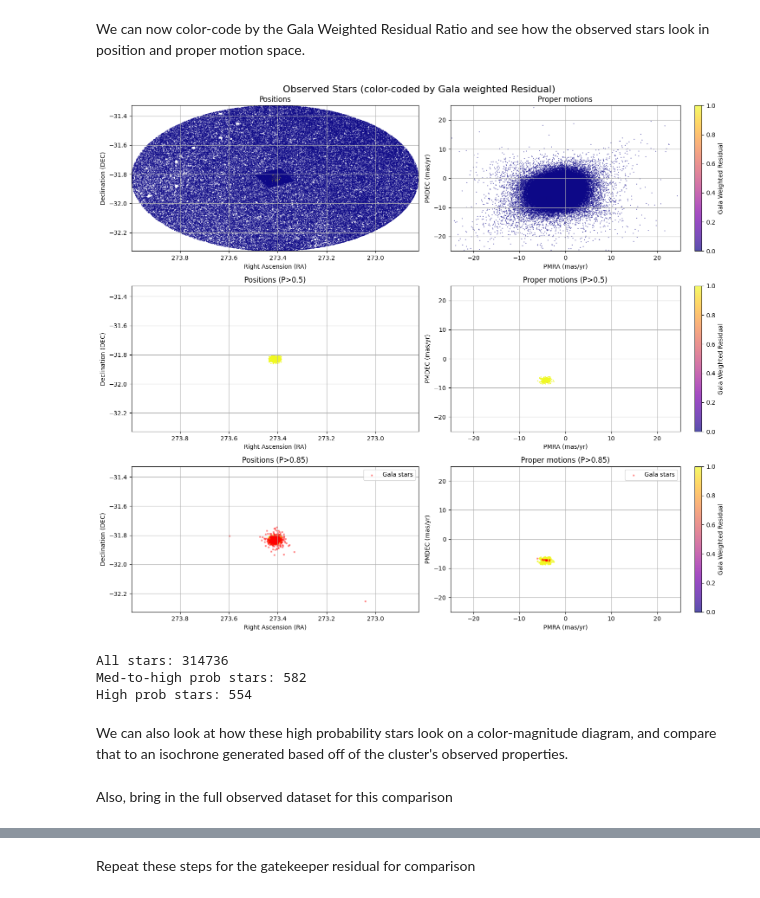
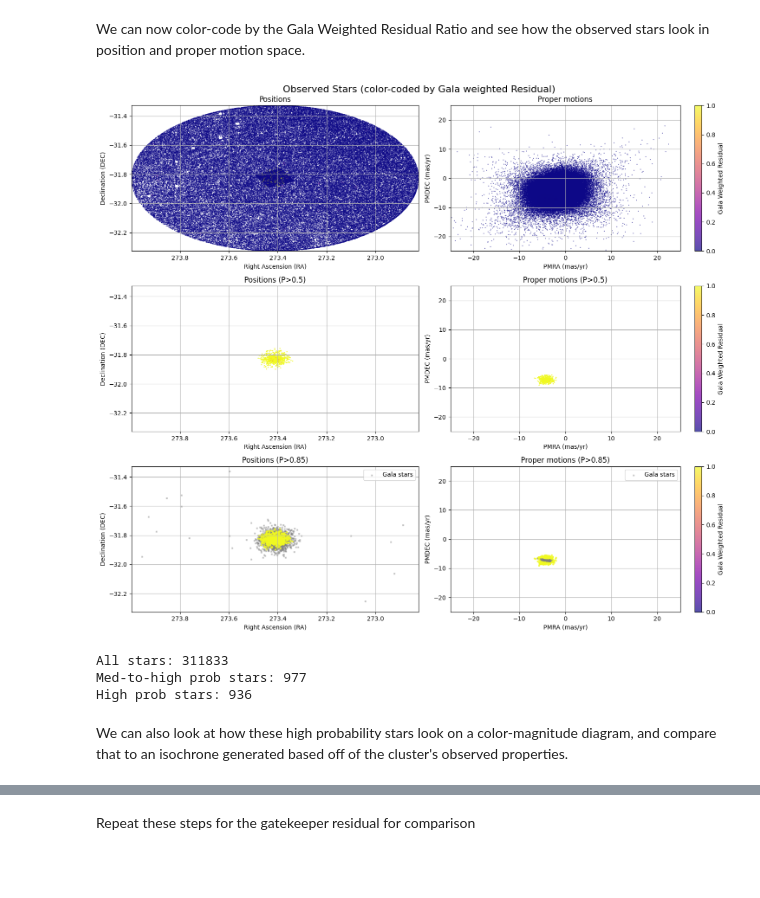
Before and after one commit to mcadamsean/cluster-membership, a Jupyter notebook: notebooks/membership_probability_notebook.ipynb, the cells around one changed output, grey strips where cells are left out. Saved outputs shown, nothing was run; the diff lists cells and outputs as text; code cells hidden in the pictures; blank space fills up the shorter version.

Commit message:
Removed redundancy in prob. calculation

```diff
--- a/notebooks/membership_probability_notebook.ipynb
+++ b/notebooks/membership_probability_notebook.ipynb
@@ -36,6 +37,14 @@ from scipy.ndimage import gaussian_filter
 # %%
 observed_df_cut = pd.read_csv('C:/Users/smick/Desktop/Research/notebooks/piecewise/observed_stars_mag_limited.csv')
 simulated_df = pd.read_csv('C:/Users/smick/Desktop/Research/notebooks/piecewise/simulated_stars.csv')
-gala_df_cut = pd.read_csv('C:/Users/smick/Desktop/Research/notebooks/piecewise/gala_stars_mag_limited.csv')
+gala_df = pd.read_csv('C:/Users/smick/Desktop/Research/notebooks/piecewise/gala_stars.csv')
 # %% [markdown]
 # 2. Create Bins
+# %%
+# Establish the tidal radius
+tidal_radius_as = 589.7 # (Pallanca, et al., 2023)
+tidal_radius_deg = 589.7 / 3600
+
+# We want the tidal radius to be 10 bins across
+radec_resolution = tidal_radius_deg / 10
+print(f"Resolution for RA and DEC bins: {radec_resolution} degrees per bin" )
@@ -66,8 +77,8 @@ pmdec_min, pmdec_max = -15.0, 5.0
 plx_min, plx_max = -5, 5
 
 # Set the desired resolution for each axis
-ra_resolution = 0.01*np.cos(np.deg2rad(dec_center)) # accounting for projection, measured in degrees
-dec_resolution = 0.01 # degrees
+ra_resolution = radec_resolution
+dec_resolution = radec_resolution
 pmra_resolution = 2 * pmra_uncertainty # 2x error to ensure stars don't blur into neighboring bins, measured in mas/year
 pmdec_resolution = 2 * pmdec_uncertainty # mas/year
 plx_resolution = 2 * px_uncertainty # mas
@@ -815,49 +788,49 @@ cbar4 = fig.colorbar(scatter2, ax=axs[3])
 cbar4.set_label('Gala Weighted Residual')
 
 # Positions for high probability stars. Overlay Gala predictions for comparison
+scatter55 = axs[4].scatter(gala_df['RA'], gala_df['DEC'],
+                          s=5, alpha=0.5, color='grey', marker='x', label='Gala stars')
 scatter5 = axs[4].scatter(high_probs['radeg'], high_probs['decdeg'],
                           c=high_probs['Gala Weighted Residual'], cmap='plasma',
                           s=5, alpha=0.7, vmin=0, vmax=1)
-scatter55 = axs[4].scatter(gala_df_cut['RA'], gala_df_cut['DEC'],
-                          s=5, alpha=0.5, color='red', marker='x', label='Gala stars')
 axs[4].set_xlim(ra_max, ra_min)
 axs[4].set_ylim(dec_min, dec_max)
 axs[4].set_xlabel('Right Ascension (RA)')
 axs[4].set_ylabel('Declination (DEC)')
 axs[4].set_title('Positions (P>0.85)')
 axs[4].grid()
 axs[4].legend(loc='upper right')
 
 
 # Motions for high prob stars, with Gala comparisons
 scatter6 = axs[5].scatter(high_probs['pmra'], high_probs['pmdec'],
                           c=high_probs['Gala Weighted Residual'], cmap='plasma',
                           s=5, alpha=0.7, vmin=0, vmax=1)
-scatter66 = axs[5].scatter(gala_df_cut['PM_RA'], gala_df_cut['PM_DEC'],
-                          s=5, alpha=0.5, color='red', marker='x', label='Gala stars')
+scatter66 = axs[5].scatter(gala_df['PM_RA'], gala_df['PM_DEC'],
+                          s=5, alpha=0.5, color='grey', marker='x', label='Gala stars')
 axs[5].set_xlim(pmra_min,pmra_max)
 axs[5].set_ylim(pmdec_min, pmdec_max)
 axs[5].set_xlabel('PMRA (mas/yr)')
 axs[5].set_ylabel('PMDEC (mas/yr)')
 axs[5].set_title('Proper motions (P>0.85)')
 axs[5].grid()
 axs[5].legend(loc='upper right')
 # Add colorbar to last row
 cbar6 = fig.colorbar(scatter2, ax=axs[5])
 cbar6.set_label('Gala Weighted Residual')
 
 plt.tight_layout(rect=[0, 0, 1, 1])
 plt.show()
 
 # Also print the distribution of counts for each probability
 print('All stars:', len(observed_df_cut['radeg']))
 print('Med-to-high prob stars:', len(med_and_high_probs['radeg']))
 print('High prob stars:', len(high_probs['radeg']))
 # %% [output]
-[figure, old version]
+[figure, new version]
-All stars: 314736
-Med-to-high prob stars: 582
-High prob stars: 554
+All stars: 311833
+Med-to-high prob stars: 977
+High prob stars: 936
 # %% [markdown]
 We can also look at how these high probability stars look on a color-magnitude diagram, and compare that to an isochrone generated based off of the cluster's observed properties.
 # %%
@@ -901,5 +874,3 @@ iso_g_z = mist_iso['SDSS_g'] - mist_iso['SDSS_z']
 iso_r_i = mist_iso['SDSS_r'] - mist_iso['SDSS_i']
 iso_i_z = mist_iso['SDSS_i'] - mist_iso['SDSS_z']
 iso_g_z = mist_iso['SDSS_g'] - mist_iso['SDSS_z']
-# %% [markdown]
-Also, bring in the full observed dataset for this comparison
```
Also changed, not shown: parts of 17 cells of this notebook.
